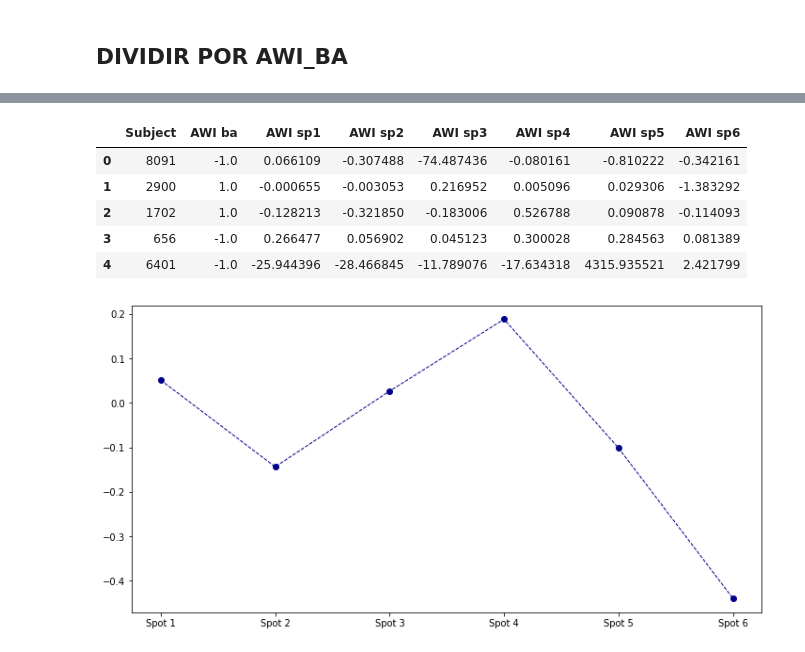
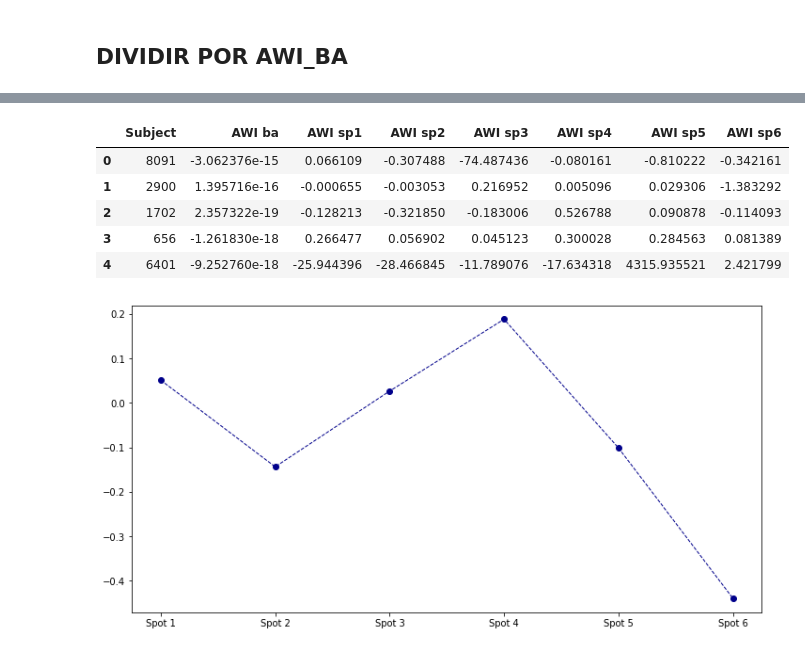
Before and after one commit to Noemiglois/neuromarketing, a Jupyter notebook: Approach Withdrawal Index Graph.ipynb, the cells around one changed output, grey strips where cells are left out. Drawn from its saved outputs; the diff is of its cells as text; code cells hidden in the pictures.

```diff
--- a/Approach Withdrawal Index Graph.ipynb
+++ b/Approach Withdrawal Index Graph.ipynb
@@ -71,20 +71,16 @@ df
 | 2 | 1702 | 2.357322e-19 | -3.022391e-20 | -7.587049e-20 | -4.314041e-20 | 1.241808e-19 | 2.142278e-20 | -2.689550e-20 |
 | 3 | 656 | -1.261830e-18 | 3.362488e-19 | 7.180021e-20 | 5.693725e-20 | 3.785849e-19 | 3.590698e-19 | 1.026992e-19 |
 | 4 | 6401 | -9.252760e-18 | -2.400573e-16 | -2.633969e-16 | -1.090815e-16 | -1.631661e-16 | 3.993431e-14 | 2.240832e-17 |
-# %%
-df['AWI sp1']=df['AWI sp1']/abs(df['AWI ba'])
-df['AWI sp2']=df['AWI sp2']/abs(df['AWI ba'])
-df['AWI sp3']=df['AWI sp3']/abs(df['AWI ba'])
-df['AWI sp4']=df['AWI sp4']/abs(df['AWI ba'])
-df['AWI sp5']=df['AWI sp5']/abs(df['AWI ba'])
-df['AWI sp6']=df['AWI sp6']/abs(df['AWI ba'])
-df['AWI ba']=df['AWI ba']/abs(df['AWI ba'])
-df
-# %% [output]
-|  | Subject | AWI ba | AWI sp1 | AWI sp2 | AWI sp3 | AWI sp4 | AWI sp5 | AWI sp6 |
-| 0 | 8091 | -1.0 | 0.066109 | -0.307488 | -74.487436 | -0.080161 | -0.810222 | -0.342161 |
-| 1 | 2900 | 1.0 | -0.000655 | -0.003053 | 0.216952 | 0.005096 | 0.029306 | -1.383292 |
-| 2 | 1702 | 1.0 | -0.128213 | -0.321850 | -0.183006 | 0.526788 | 0.090878 | -0.114093 |
-| 3 | 656 | -1.0 | 0.266477 | 0.056902 | 0.045123 | 0.300028 | 0.284563 | 0.081389 |
-| 4 | 6401 | -1.0 | -25.944396 | -28.466845 | -11.789076 | -17.634318 | 4315.935521 | 2.421799 |
+# %%
+cols_to_norm = ['AWI sp1', 'AWI sp2', 'AWI sp3', 'AWI sp4', 'AWI sp5', 'AWI sp6']
+for i in cols_to_norm:
+    df[i]=df[i]/abs(df['AWI ba'])
+df
+# %% [output]
+|  | Subject | AWI ba | AWI sp1 | AWI sp2 | AWI sp3 | AWI sp4 | AWI sp5 | AWI sp6 |
+| 0 | 8091 | -3.062376e-15 | 0.066109 | -0.307488 | -74.487436 | -0.080161 | -0.810222 | -0.342161 |
+| 1 | 2900 | 1.395716e-16 | -0.000655 | -0.003053 | 0.216952 | 0.005096 | 0.029306 | -1.383292 |
+| 2 | 1702 | 2.357322e-19 | -0.128213 | -0.321850 | -0.183006 | 0.526788 | 0.090878 | -0.114093 |
+| 3 | 656 | -1.261830e-18 | 0.266477 | 0.056902 | 0.045123 | 0.300028 | 0.284563 | 0.081389 |
+| 4 | 6401 | -9.252760e-18 | -25.944396 | -28.466845 | -11.789076 | -17.634318 | 4315.935521 | 2.421799 |
 # %%
```
Also changed, not shown: parts of 7 cells of this notebook.
